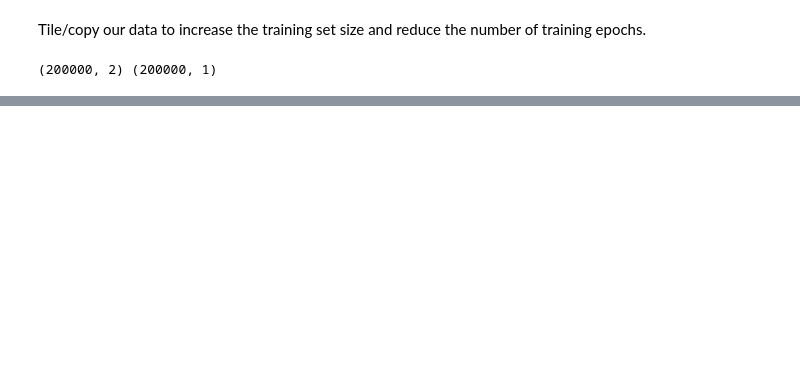
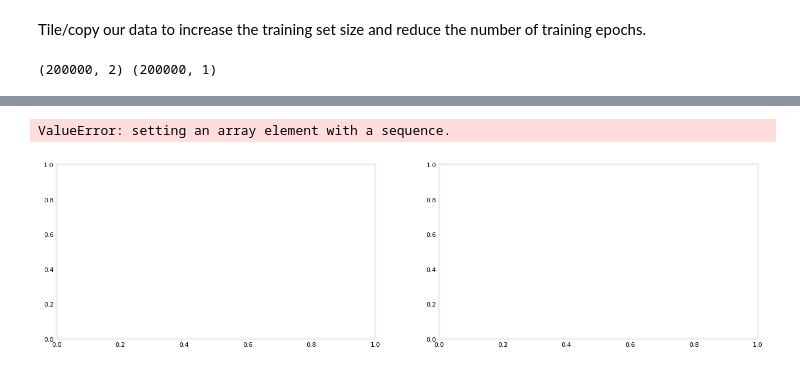
Before and after one commit to RicardoBastardoGH/ai-ml-engineer-transition-code, a Jupyter notebook: machine-learning/supervised-learning/neural-networks/simple_neural_network.ipynb, the cells around one changed output, grey strips where cells are left out. Saved outputs shown, nothing was run; the diff lists cells and outputs as text; code cells hidden in the pictures; blank space fills up the shorter version.

Commit message:
Simple neural network

```diff
--- a/machine-learning/supervised-learning/neural-networks/simple_neural_network.ipynb
+++ b/machine-learning/supervised-learning/neural-networks/simple_neural_network.ipynb
@@ -73,0 +288,4 @@ model = Sequential(
+# %%
+netf= lambda x : model.predict(norm_l(x))
+plt_network(X,Y,netf)
+# %% [output]
@@ -73,0 +293,2 @@ model = Sequential(
+ValueError: setting an array element with a sequence.
+[figure, added]
```
Also changed, not shown: parts of 30 cells of this notebook.
